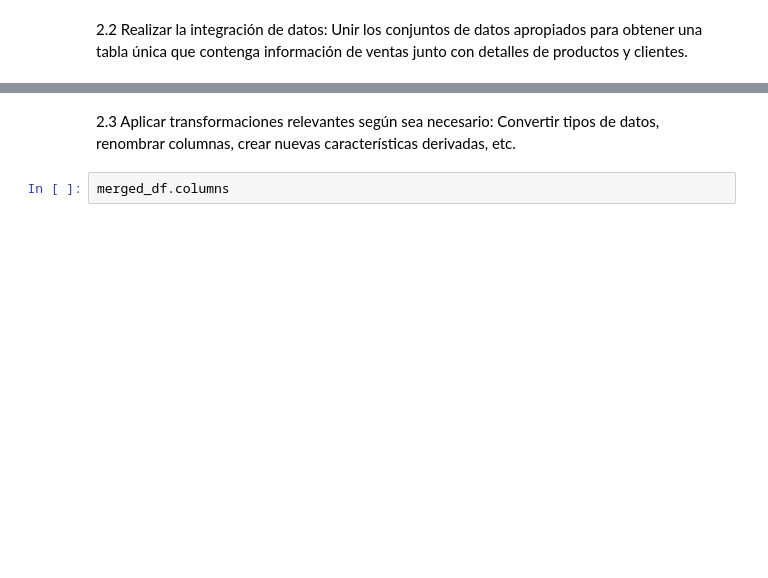
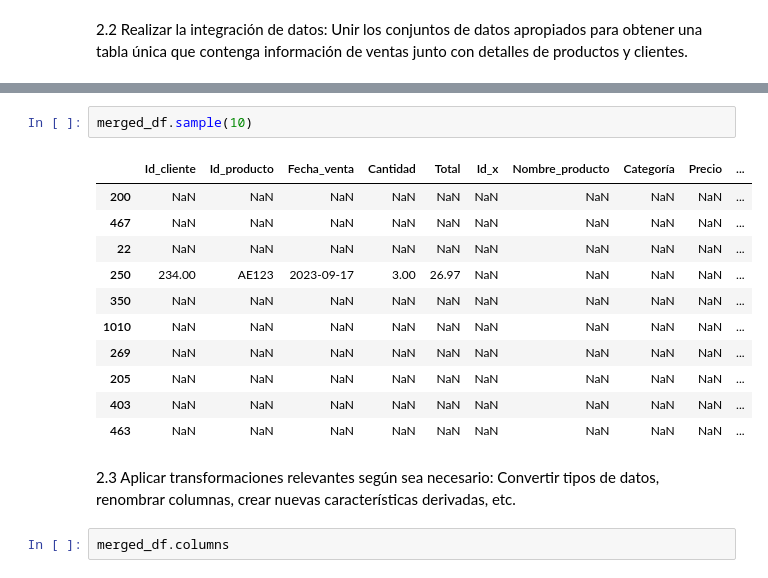
Before and after one commit to BSReguera/Pair-Programming-Modulo-3-Sprint2-, a Jupyter notebook: pairprogramming-modulo3-sprint2-leccion11.ipynb, the cells around one changed output, grey strips where cells are left out. Drawn from its saved outputs; the diff is of its cells as text; blank space fills up the shorter version.

```diff
--- a/pairprogramming-modulo3-sprint2-leccion11.ipynb
+++ b/pairprogramming-modulo3-sprint2-leccion11.ipynb
@@ -252,3 +275,17 @@ merged_df
+# %%
+merged_df.sample(10)
+# %% [output]
+|  | Id_cliente | Id_producto | Fecha_venta | Cantidad | Total | Id_x | Nombre_producto | Categoría | Precio | ... |
+| 200 | NaN | NaN | NaN | NaN | NaN | NaN | NaN | NaN | NaN | ... |
+| 467 | NaN | NaN | NaN | NaN | NaN | NaN | NaN | NaN | NaN | ... |
+| 22 | NaN | NaN | NaN | NaN | NaN | NaN | NaN | NaN | NaN | ... |
+| 250 | 234.00 | AE123 | 2023-09-17 | 3.00 | 26.97 | NaN | NaN | NaN | NaN | ... |
+| 350 | NaN | NaN | NaN | NaN | NaN | NaN | NaN | NaN | NaN | ... |
+| 1010 | NaN | NaN | NaN | NaN | NaN | NaN | NaN | NaN | NaN | ... |
+| 269 | NaN | NaN | NaN | NaN | NaN | NaN | NaN | NaN | NaN | ... |
+| 205 | NaN | NaN | NaN | NaN | NaN | NaN | NaN | NaN | NaN | ... |
+| 403 | NaN | NaN | NaN | NaN | NaN | NaN | NaN | NaN | NaN | ... |
+| 463 | NaN | NaN | NaN | NaN | NaN | NaN | NaN | NaN | NaN | ... |
 # %% [markdown]
 2.3 Aplicar transformaciones relevantes según sea necesario: Convertir tipos de datos, renombrar columnas, crear nuevas características derivadas, etc.
 # %%
```
Also changed, not shown: parts of 25 cells of this notebook, 3 other files.
